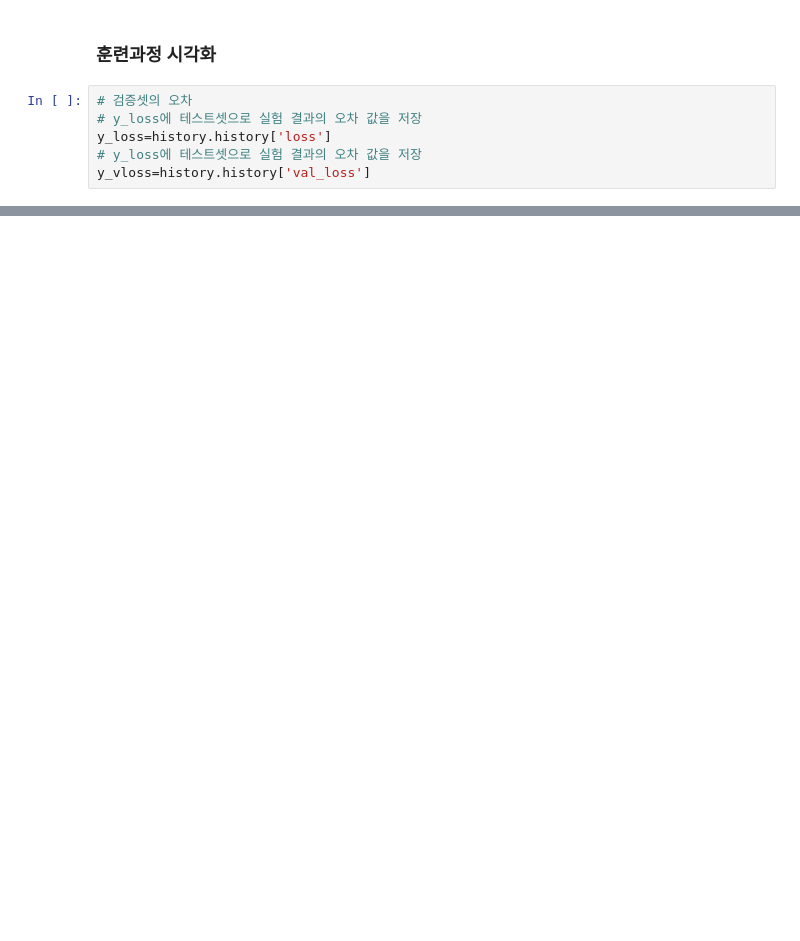
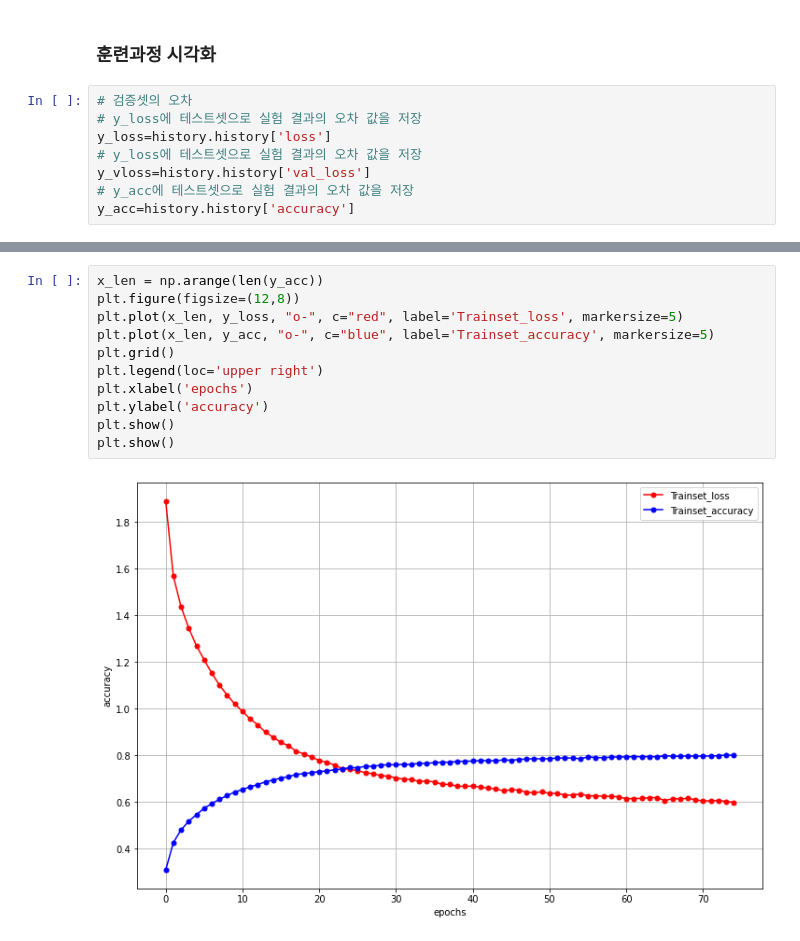
Before and after one commit to HYUNSOOLEE-6839/colab-Deep-Learning, a Jupyter notebook: 21_Cifar_10.ipynb, the cells around one changed output, grey strips where cells are left out. Drawn from its saved outputs; the diff is of its cells as text; blank space fills up the shorter version.

```diff
--- a/21_Cifar_10.ipynb
+++ b/21_Cifar_10.ipynb
@@ -158,6 +156,8 @@ print(f"\n Test Accuracy:{acc:.4f}")
 y_loss=history.history['loss']
 # y_loss에 테스트셋으로 실험 결과의 오차 값을 저장
 y_vloss=history.history['val_loss']
+# y_acc에 테스트셋으로 실험 결과의 오차 값을 저장
+y_acc=history.history['accuracy']
 # %%
 x_len = np.arange(1, len(y_loss)+1)
 plt.figure(figsize=(8,6))
@@ -172,0 +173,13 @@ plt.show()
+# %%
+x_len = np.arange(len(y_acc))
+plt.figure(figsize=(12,8))
+plt.plot(x_len, y_loss, "o-", c="red", label='Trainset_loss', markersize=5)
+plt.plot(x_len, y_acc, "o-", c="blue", label='Trainset_accuracy', markersize=5)
+plt.grid()
+plt.legend(loc='upper right')
+plt.xlabel('epochs')
+plt.ylabel('accuracy')
+plt.show()
+plt.show()
+# %% [output]
+[figure, added]
```
Also changed, not shown: parts of 5 cells of this notebook.
